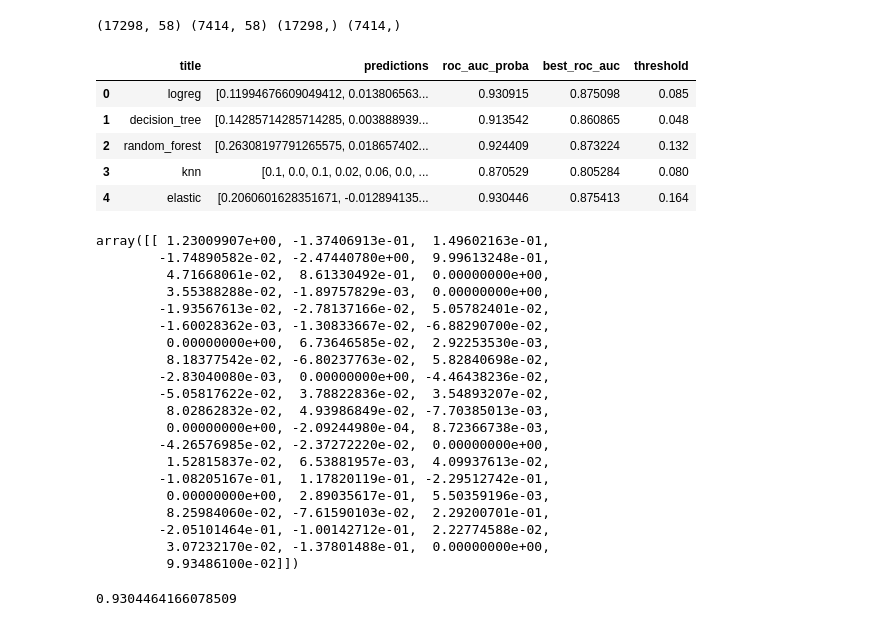
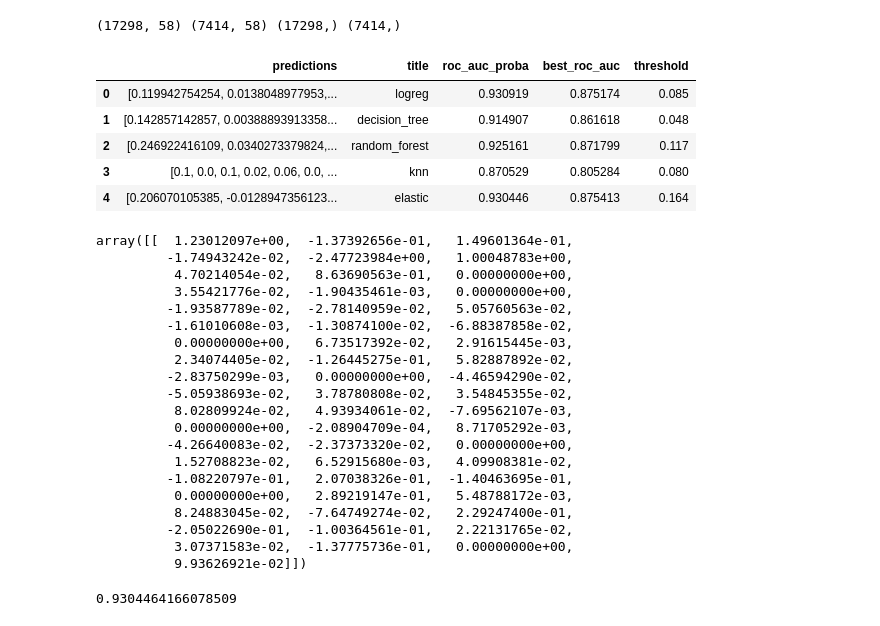
Before and after one commit to Behind/sfml_team2_hw4, a Jupyter notebook: clean_solution.ipynb, the cells around one changed output. Cells and saved outputs as stored; diff of their text form; code cells hidden in the pictures.

```diff
--- a/clean_solution.ipynb
+++ b/clean_solution.ipynb
@@ -100,58 +122,58 @@ from sklearn.neighbors import KNeighborsClassifier
 from sklearn.metrics import roc_auc_score
 import numpy as np
 # %%
-logreg = LogisticRegression(penalty='l1').fit(X_train, y_train)
+logreg = LogisticRegression(penalty='l1', tol=0.000001, max_iter=1000).fit(X_train, y_train)
 decision_tree = DecisionTreeClassifier(max_depth = 7).fit(X_train, y_train)
 random_forest = RandomForestClassifier(max_depth = 8).fit(X_train, y_train)
 knn = KNeighborsClassifier(n_neighbors=50, metric='minkowski').fit(X_train, y_train)
-elastic = ElasticNet(alpha=0.0001, l1_ratio=0.5).fit(X_train, y_train)
+elastic = ElasticNet(alpha=0.0001, l1_ratio=0.5, max_iter=10000).fit(X_train, y_train)
 
 models = pd.DataFrame({'title': ["logreg", "decision_tree", "random_forest", "knn", "elastic"],
                        'predictions': [logreg.predict_proba(X_test)[:,1],
                                          decision_tree.predict_proba(X_test)[:,1],
                                          random_forest.predict_proba(X_test)[:,1],
                                          knn.predict_proba(X_test)[:,1],
                                           elastic.predict(X_test)]})
 
 models['roc_auc_proba'] = models['predictions'].map(lambda y_hat: roc_auc_score(y_test, y_hat))
 
 step = 0.001
 steps = 200
 models['best_roc_auc'] = models['predictions'].map(
     lambda y_hat: max([roc_auc_score(y_test,[ 1 if y > (step * i) else 0 for y in y_hat]) for i in range(steps)]))
 models['threshold'] = models['predictions'].map(
     lambda y_hat: step * np.argmax([roc_auc_score(y_test,[ 1 if y > (step * i) else 0 for y in y_hat]) for i in range(steps)]))
 models
 # %% [output]
-|  | title | predictions | roc_auc_proba | best_roc_auc | threshold |
-| 0 | logreg | [0.11994676609049412, 0.013806563... | 0.930915 | 0.875098 | 0.085 |
-| 1 | decision_tree | [0.14285714285714285, 0.003888939... | 0.913542 | 0.860865 | 0.048 |
-| 2 | random_forest | [0.26308197791265575, 0.018657402... | 0.924409 | 0.873224 | 0.132 |
-| 3 | knn | [0.1, 0.0, 0.1, 0.02, 0.06, 0.0, ... | 0.870529 | 0.805284 | 0.080 |
-| 4 | elastic | [0.2060601628351671, -0.012894135... | 0.930446 | 0.875413 | 0.164 |
+|  | predictions | title | roc_auc_proba | best_roc_auc | threshold |
+| 0 | [0.119942754254, 0.0138048977953,... | logreg | 0.930919 | 0.875174 | 0.085 |
+| 1 | [0.142857142857, 0.00388893913358... | decision_tree | 0.914907 | 0.861618 | 0.048 |
+| 2 | [0.246922416109, 0.0340273379824,... | random_forest | 0.925161 | 0.871799 | 0.117 |
+| 3 | [0.1, 0.0, 0.1, 0.02, 0.06, 0.0, ... | knn | 0.870529 | 0.805284 | 0.080 |
+| 4 | [0.206070105385, -0.0128947356123... | elastic | 0.930446 | 0.875413 | 0.164 |
 # %%
 logreg.coef_
 # %% [output]
-array([[ 1.23009907e+00, -1.37406913e-01,  1.49602163e-01,
-        -1.74890582e-02, -2.47440780e+00,  9.99613248e-01,
-         4.71668061e-02,  8.61330492e-01,  0.00000000e+00,
-         3.55388288e-02, -1.89757829e-03,  0.00000000e+00,
-        -1.93567613e-02, -2.78137166e-02,  5.05782401e-02,
-        -1.60028362e-03, -1.30833667e-02, -6.88290700e-02,
-         0.00000000e+00,  6.73646585e-02,  2.92253530e-03,
-         8.18377542e-02, -6.80237763e-02,  5.82840698e-02,
-        -2.83040080e-03,  0.00000000e+00, -4.46438236e-02,
-        -5.05817622e-02,  3.78822836e-02,  3.54893207e-02,
-         8.02862832e-02,  4.93986849e-02, -7.70385013e-03,
-         0.00000000e+00, -2.09244980e-04,  8.72366738e-03,
-        -4.26576985e-02, -2.37272220e-02,  0.00000000e+00,
-         1.52815837e-02,  6.53881957e-03,  4.09937613e-02,
-        -1.08205167e-01,  1.17820119e-01, -2.29512742e-01,
-         0.00000000e+00,  2.89035617e-01,  5.50359196e-03,
-         8.25984060e-02, -7.61590103e-02,  2.29200701e-01,
-        -2.05101464e-01, -1.00142712e-01,  2.22774588e-02,
-         3.07232170e-02, -1.37801488e-01,  0.00000000e+00,
-         9.93486100e-02]])
+array([[  1.23012097e+00,  -1.37392656e-01,   1.49601364e-01,
+         -1.74943242e-02,  -2.47723984e+00,   1.00048783e+00,
+          4.70214054e-02,   8.63690563e-01,   0.00000000e+00,
+          3.55421776e-02,  -1.90435461e-03,   0.00000000e+00,
+         -1.93587789e-02,  -2.78140959e-02,   5.05760563e-02,
+         -1.61010608e-03,  -1.30874100e-02,  -6.88387858e-02,
+          0.00000000e+00,   6.73517392e-02,   2.91615445e-03,
+          2.34074405e-02,  -1.26445275e-01,   5.82887892e-02,
+         -2.83750299e-03,   0.00000000e+00,  -4.46594290e-02,
+         -5.05938693e-02,   3.78780808e-02,   3.54845355e-02,
+          8.02809924e-02,   4.93934061e-02,  -7.69562107e-03,
+          0.00000000e+00,  -2.08904709e-04,   8.71705292e-03,
+         -4.26640083e-02,  -2.37373320e-02,   0.00000000e+00,
+          1.52708823e-02,   6.52915680e-03,   4.09908381e-02,
+         -1.08220797e-01,   2.07038326e-01,  -1.40463695e-01,
+          0.00000000e+00,   2.89219147e-01,   5.48788172e-03,
+          8.24883045e-02,  -7.64749274e-02,   2.29247400e-01,
+         -2.05022690e-01,  -1.00364561e-01,   2.22131765e-02,
+          3.07371583e-02,  -1.37775736e-01,   0.00000000e+00,
+          9.93626921e-02]])
 # %%
 
 from sklearn.linear_model import ElasticNet
```
Also changed, not shown: parts of 6 cells of this notebook, 1 other file.
